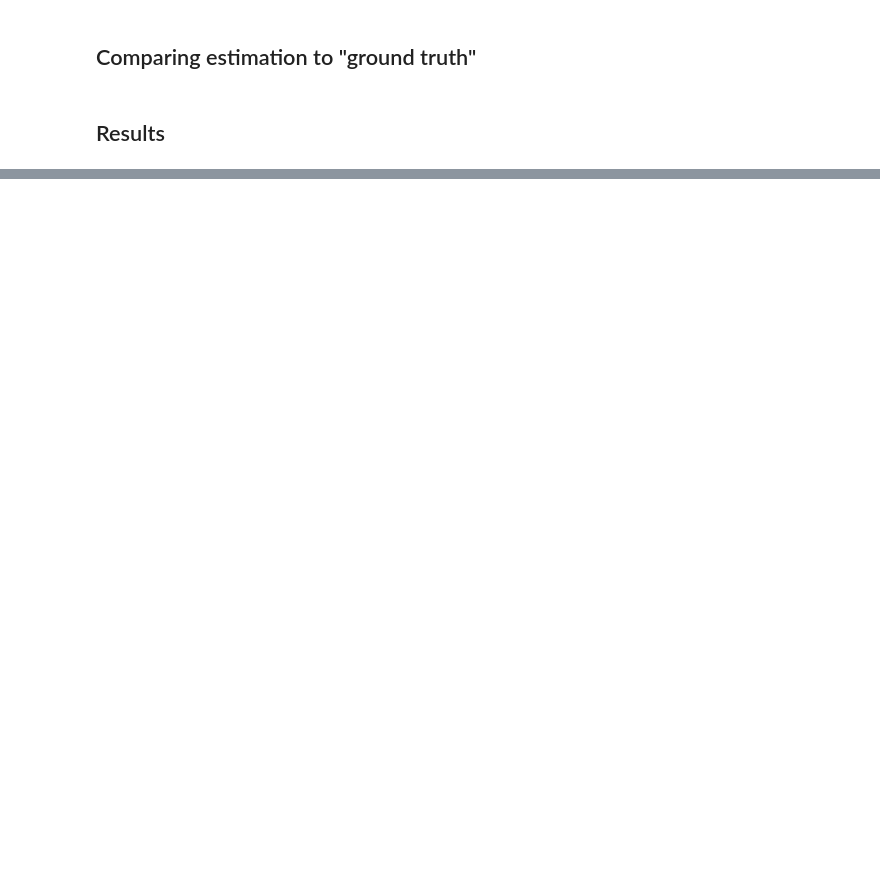
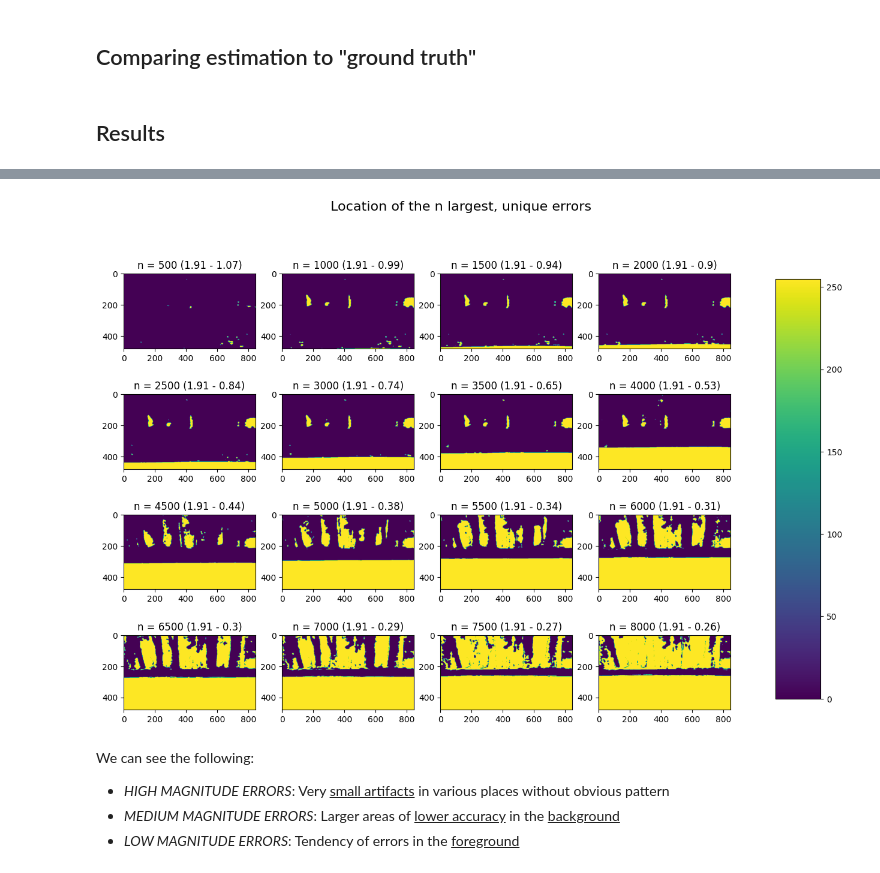
Before and after one commit to rwittmuess/Monocular_Depth_Estimation_Performance, a Jupyter notebook: eval_performance.ipynb, the cells around one changed output, grey strips where cells are left out. Saved outputs shown, nothing was run; the diff lists cells and outputs as text; code cells hidden in the pictures; blank space fills up the shorter version.

```diff
--- a/eval_performance.ipynb
+++ b/eval_performance.ipynb
@@ -126,0 +148,43 @@ plt.show()
+# %%
+# fig = plt.figure(figsize =(15, 15))
+
+fig, axes = plt.subplots(nrows=4, ncols=4, figsize =(15, 10))
+for idx, ax in enumerate(axes.flat):
+
+    error_matrix = difference_pic_zero
+
+    # Find the unique values in the array
+    unique_values = np.unique(error_matrix)
+
+    # Sort the unique values in descending order and get the 'largest_amount' largest ones
+    largest_amount = 500*(idx+1)
+    largest_values = np.sort(unique_values)[::-1][:(largest_amount)]
+
+    # Create a Boolean mask that sets the largest 10 unique values to True
+    mask = np.isin(error_matrix, largest_values)
+
+    difference_pic_zero_extremes = np.zeros_like(error_matrix)
+    difference_pic_zero_extremes[mask] = 255
+
+    # fig = plt.figure(figsize =(15, 15))
+    roundingval = 2
+    text = "n = "+str(largest_amount) + " (" + str(round(largest_values[0],roundingval)) + " - " +str(round(largest_values[-1],roundingval)) + ")"
+    ax.set_title(text)
+
+    im = ax.imshow(difference_pic_zero_extremes, vmin=0, vmax=255) #np.random.random((10,10))
+
+
+fig.subplots_adjust(right=0.8)
+cbar_ax = fig.add_axes([0.85, 0.15, 0.05, 0.7])
+fig.colorbar(im, cax=cbar_ax)
+
+fig.suptitle('Location of the n largest, unique errors', fontsize=16)
+plt.show()
+# plt.colorbar(label="error", orientation="horizontal")
+# %% [output]
+[figure, added]
+# %% [markdown]
+We can see the following:
+* *HIGH MAGNITUDE ERRORS*: Very <ins>small artifacts</ins> in various places without obvious pattern
+* *MEDIUM MAGNITUDE ERRORS*: Larger areas of <ins>lower accuracy</ins> in the <ins>background</ins>
+* *LOW MAGNITUDE ERRORS*: Tendency of errors in the <ins>foreground</ins>
```
Also changed, not shown: parts of 14 cells of this notebook.
